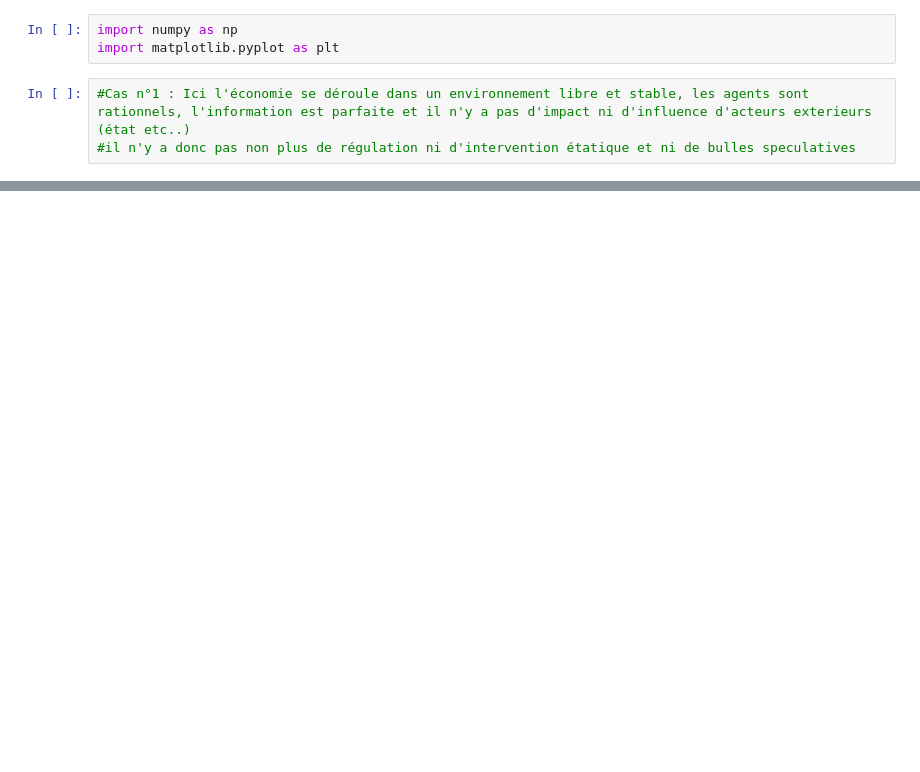
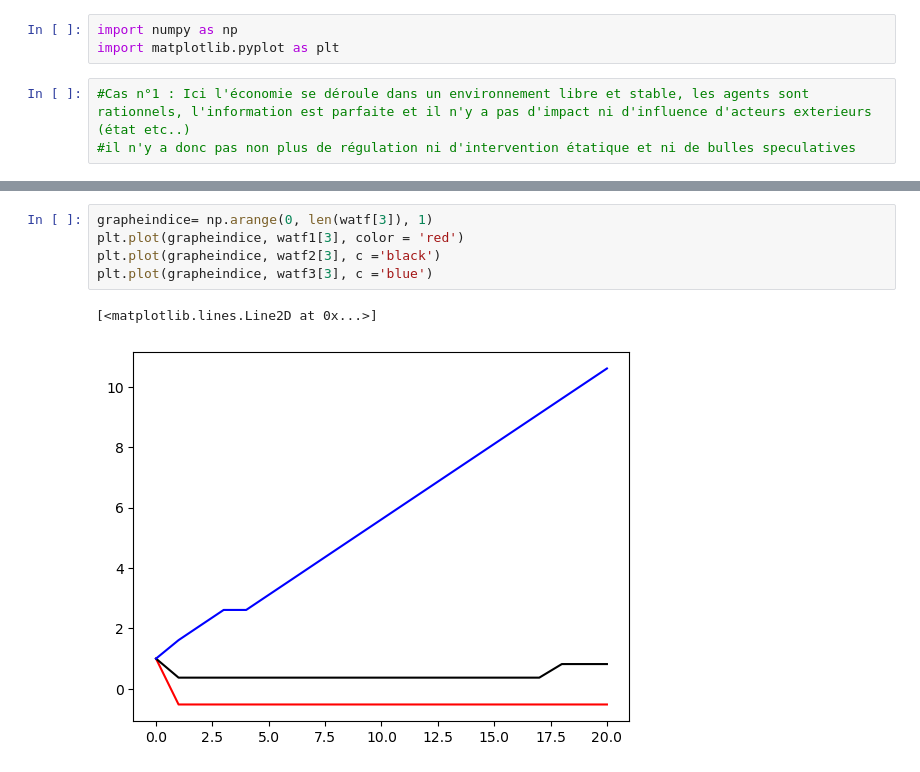
Before and after one commit to codepromaster67/Projet-ARE, a Jupyter notebook: ARE_notebook.ipynb, the cells around one changed output, grey strips where cells are left out. Drawn from its saved outputs; the diff is of its cells as text; blank space fills up the shorter version.

```diff
--- a/ARE_notebook.ipynb
+++ b/ARE_notebook.ipynb
@@ -176,0 +212,8 @@ watf[5]
+# %%
+grapheindice= np.arange(0, len(watf[3]), 1)
+plt.plot(grapheindice, watf1[3], color = 'red')
+plt.plot(grapheindice, watf2[3], c ='black')
+plt.plot(grapheindice, watf3[3], c ='blue')
+# %% [output]
+[<matplotlib.lines.Line2D at 0x...>]
+[figure, added]
```
Also changed, not shown: parts of 13 cells of this notebook, 1 other file.
